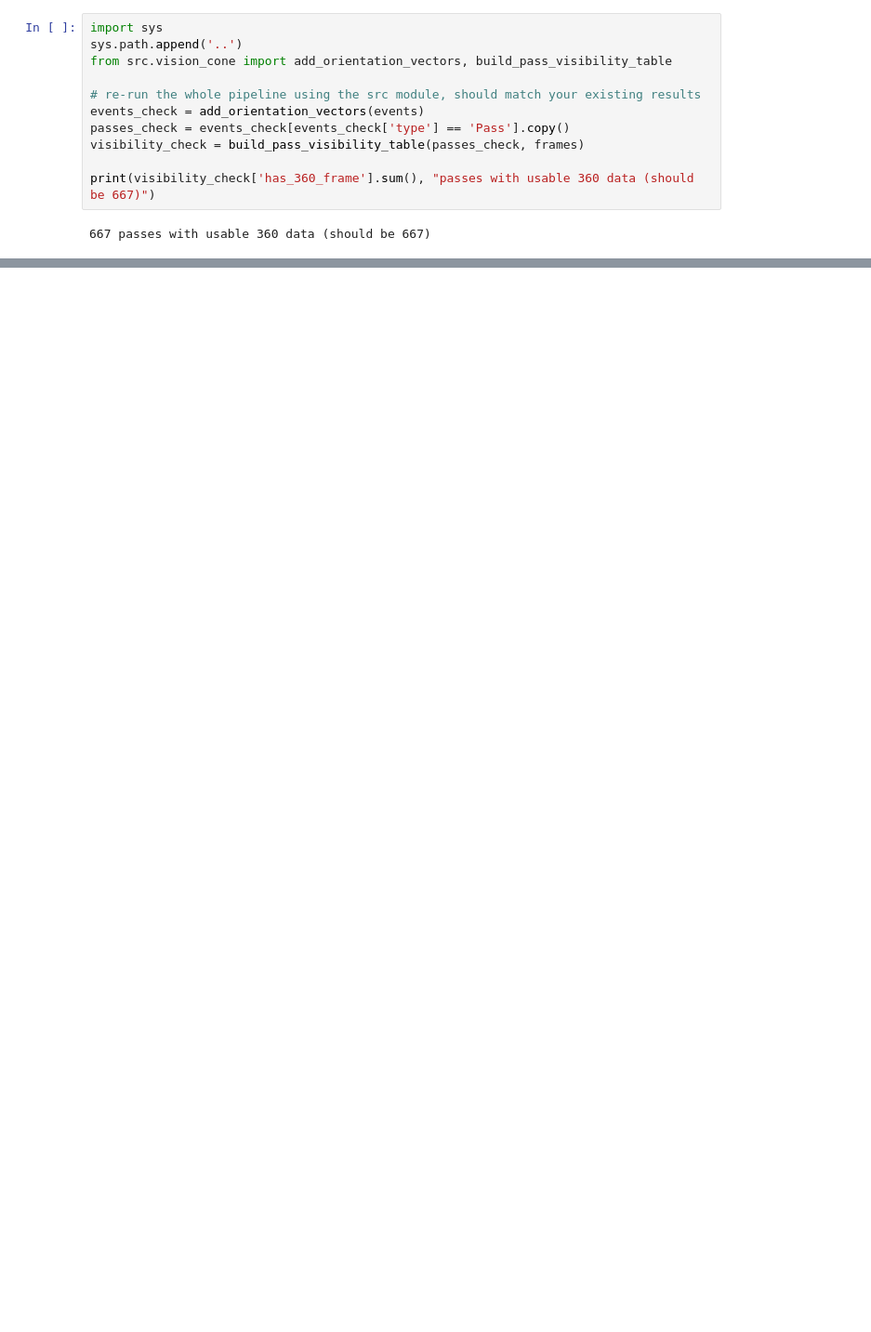
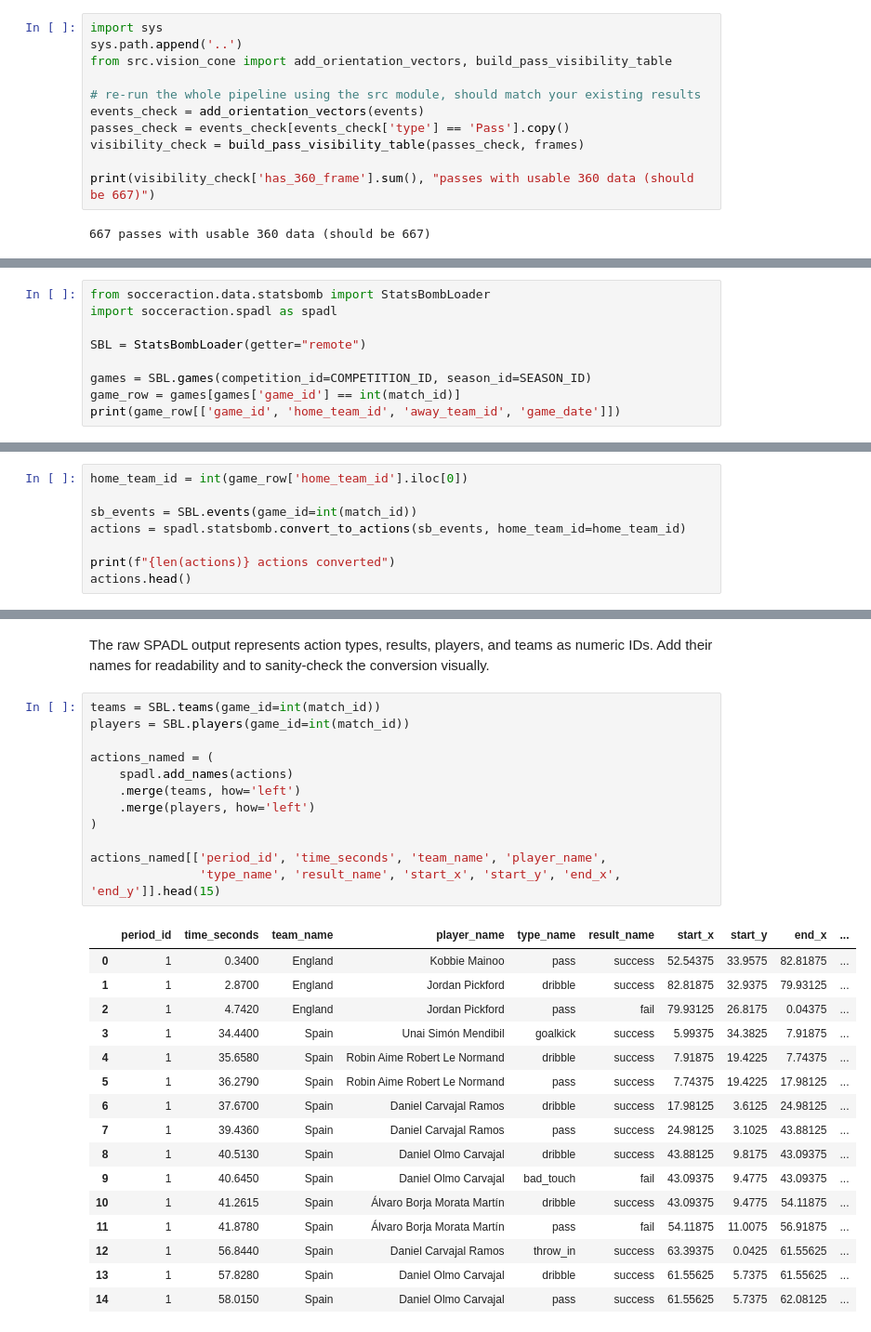
Before and after one commit to Raeesa12/perception-aware-passing-in-football, a Jupyter notebook: notebooks/setup_euro2024.ipynb, the cells around one changed output, grey strips where cells are left out. Shown at 93% size. Cells and saved outputs as stored; diff of their text form; blank space fills up the shorter version.

Commit message:
Scaled Layer 1 + SPADL conversion + VAEP features/labels to all 51 Euro 2024 matches

```diff
--- a/notebooks/setup_euro2024.ipynb
+++ b/notebooks/setup_euro2024.ipynb
@@ -424,0 +431,9 @@ print(visibility_check['has_360_frame'].sum(), "passes with usable 360 data (sho
+# %%
+from socceraction.data.statsbomb import StatsBombLoader
+import socceraction.spadl as spadl
+
+SBL = StatsBombLoader(getter="remote")
+
+games = SBL.games(competition_id=COMPETITION_ID, season_id=SEASON_ID)
+game_row = games[games['game_id'] == int(match_id)]
+print(game_row[['game_id', 'home_team_id', 'away_team_id', 'game_date']])
@@ -424,0 +447,8 @@ print(visibility_check['has_360_frame'].sum(), "passes with usable 360 data (sho
+# %%
+home_team_id = int(game_row['home_team_id'].iloc[0])
+
+sb_events = SBL.events(game_id=int(match_id))
+actions = spadl.statsbomb.convert_to_actions(sb_events, home_team_id=home_team_id)
+
+print(f"{len(actions)} actions converted")
+actions.head()
@@ -424,0 +469,31 @@ print(visibility_check['has_360_frame'].sum(), "passes with usable 360 data (sho
+# %% [markdown]
+The raw SPADL output represents action types, results, players, and teams as numeric IDs. Add their names for readability and to sanity-check the conversion visually.
+# %%
+teams = SBL.teams(game_id=int(match_id))
+players = SBL.players(game_id=int(match_id))
+
+actions_named = (
+    spadl.add_names(actions)
+    .merge(teams, how='left')
+    .merge(players, how='left')
+)
+
+actions_named[['period_id', 'time_seconds', 'team_name', 'player_name',
+               'type_name', 'result_name', 'start_x', 'start_y', 'end_x', 'end_y']].head(15)
+# %% [output]
+|  | period_id | time_seconds | team_name | player_name | type_name | result_name | start_x | start_y | end_x | ... |
+| 0 | 1 | 0.3400 | England | Kobbie Mainoo | pass | success | 52.54375 | 33.9575 | 82.81875 | ... |
+| 1 | 1 | 2.8700 | England | Jordan Pickford | dribble | success | 82.81875 | 32.9375 | 79.93125 | ... |
+| 2 | 1 | 4.7420 | England | Jordan Pickford | pass | fail | 79.93125 | 26.8175 | 0.04375 | ... |
+| 3 | 1 | 34.4400 | Spain | Unai Simón Mendibil | goalkick | success | 5.99375 | 34.3825 | 7.91875 | ... |
+| 4 | 1 | 35.6580 | Spain | Robin Aime Robert Le Normand | dribble | success | 7.91875 | 19.4225 | 7.74375 | ... |
+| 5 | 1 | 36.2790 | Spain | Robin Aime Robert Le Normand | pass | success | 7.74375 | 19.4225 | 17.98125 | ... |
+| 6 | 1 | 37.6700 | Spain | Daniel Carvajal Ramos | dribble | success | 17.98125 | 3.6125 | 24.98125 | ... |
+| 7 | 1 | 39.4360 | Spain | Daniel Carvajal Ramos | pass | success | 24.98125 | 3.1025 | 43.88125 | ... |
+| 8 | 1 | 40.5130 | Spain | Daniel Olmo Carvajal | dribble | success | 43.88125 | 9.8175 | 43.09375 | ... |
+| 9 | 1 | 40.6450 | Spain | Daniel Olmo Carvajal | bad_touch | fail | 43.09375 | 9.4775 | 43.09375 | ... |
+| 10 | 1 | 41.2615 | Spain | Álvaro Borja Morata Martín | dribble | success | 43.09375 | 9.4775 | 54.11875 | ... |
+| 11 | 1 | 41.8780 | Spain | Álvaro Borja Morata Martín | pass | fail | 54.11875 | 11.0075 | 56.91875 | ... |
+| 12 | 1 | 56.8440 | Spain | Daniel Carvajal Ramos | throw_in | success | 63.39375 | 0.0425 | 61.55625 | ... |
+| 13 | 1 | 57.8280 | Spain | Daniel Olmo Carvajal | dribble | success | 61.55625 | 5.7375 | 61.55625 | ... |
+| 14 | 1 | 58.0150 | Spain | Daniel Olmo Carvajal | pass | success | 61.55625 | 5.7375 | 62.08125 | ... |
```
Also changed, not shown: parts of 28 cells of this notebook, 1 other file.
